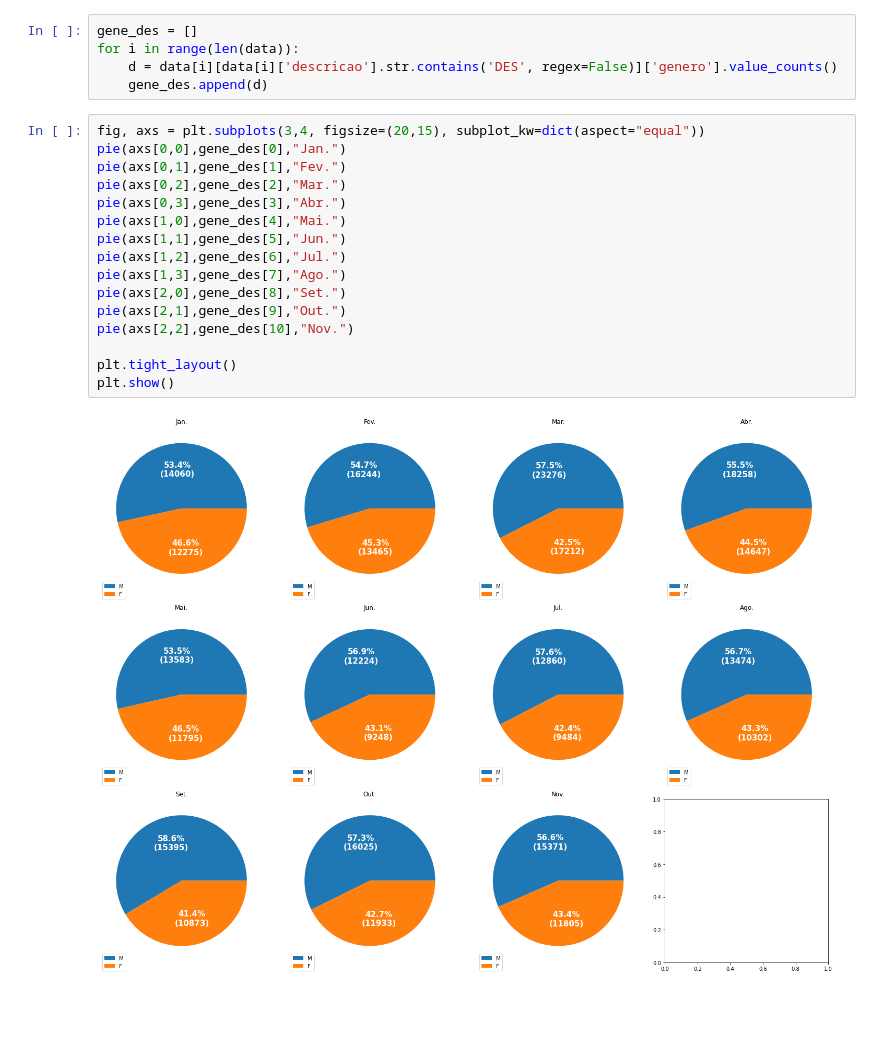
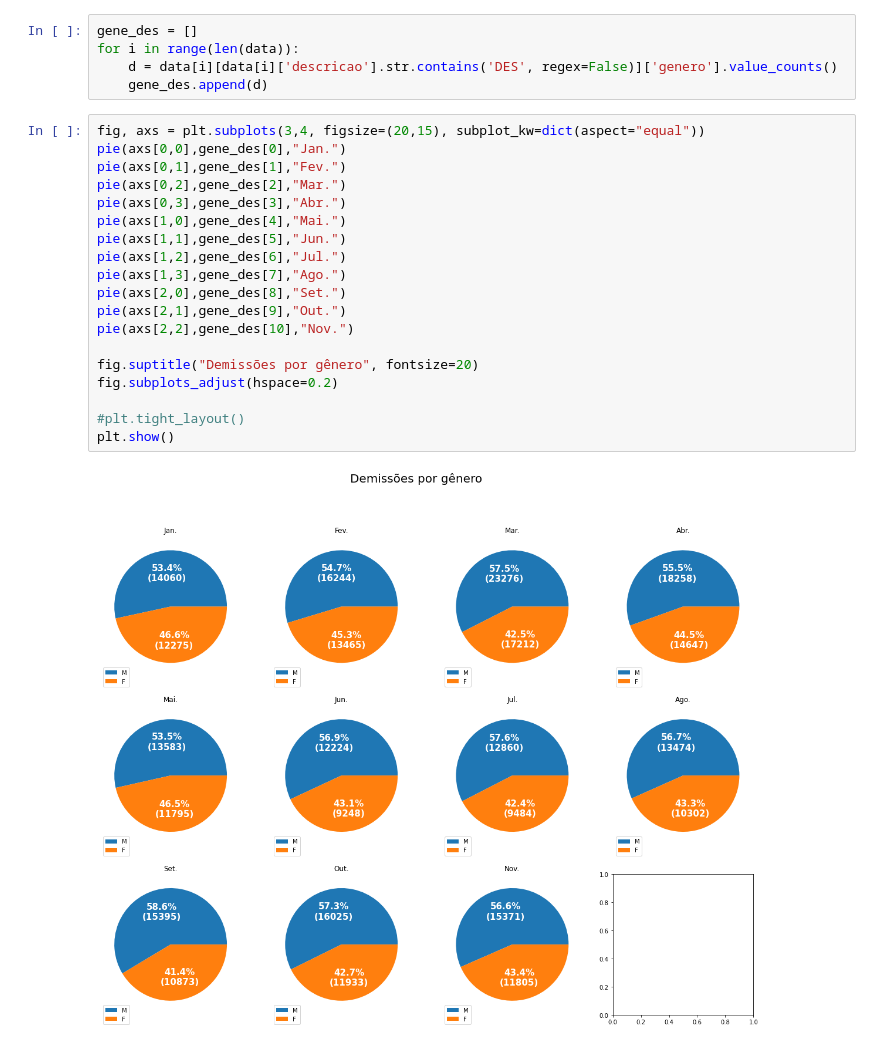
Before and after one commit to emariot/CAGED-CWB, a Jupyter notebook: Novo Caged.ipynb, the cells around one changed output. Saved outputs shown, nothing was run; the diff lists cells and outputs as text; blank space fills up the shorter version.

```diff
--- a/Novo Caged.ipynb
+++ b/Novo Caged.ipynb
@@ -365,18 +377,21 @@ for i in range(len(data)):
 # %%
 fig, axs = plt.subplots(3,4, figsize=(20,15), subplot_kw=dict(aspect="equal"))
 pie(axs[0,0],gene_des[0],"Jan.")
 pie(axs[0,1],gene_des[1],"Fev.")
 pie(axs[0,2],gene_des[2],"Mar.")
 pie(axs[0,3],gene_des[3],"Abr.")
 pie(axs[1,0],gene_des[4],"Mai.")
 pie(axs[1,1],gene_des[5],"Jun.")
 pie(axs[1,2],gene_des[6],"Jul.")
 pie(axs[1,3],gene_des[7],"Ago.")
 pie(axs[2,0],gene_des[8],"Set.")
 pie(axs[2,1],gene_des[9],"Out.")
 pie(axs[2,2],gene_des[10],"Nov.")
 
-plt.tight_layout()
+fig.suptitle("Demissões por gênero", fontsize=20)
+fig.subplots_adjust(hspace=0.2)
+
+#plt.tight_layout()
 plt.show()
 # %% [output]
-[figure, old version]
+[figure, new version]
```
Also changed, not shown: parts of 7 cells of this notebook.
